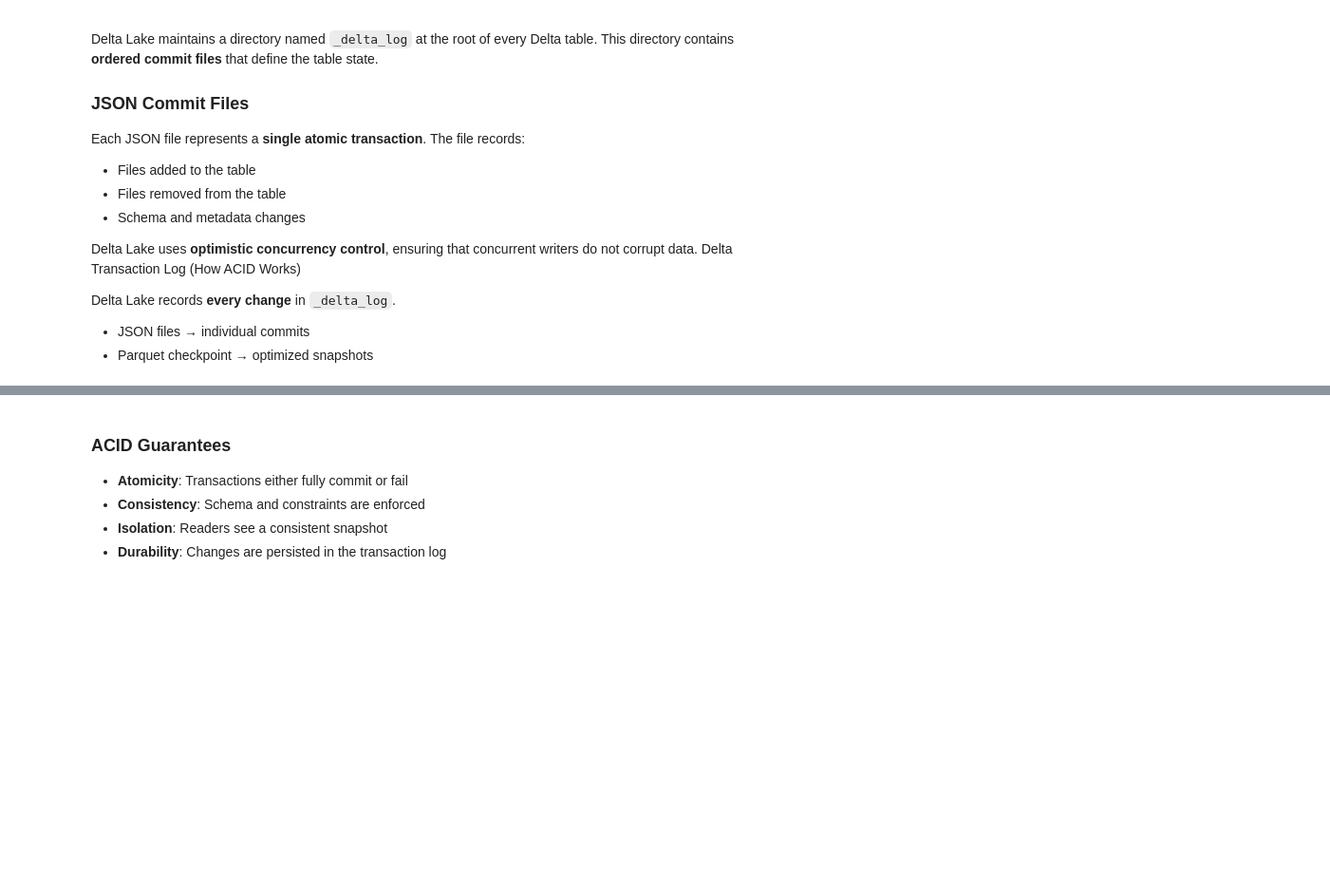
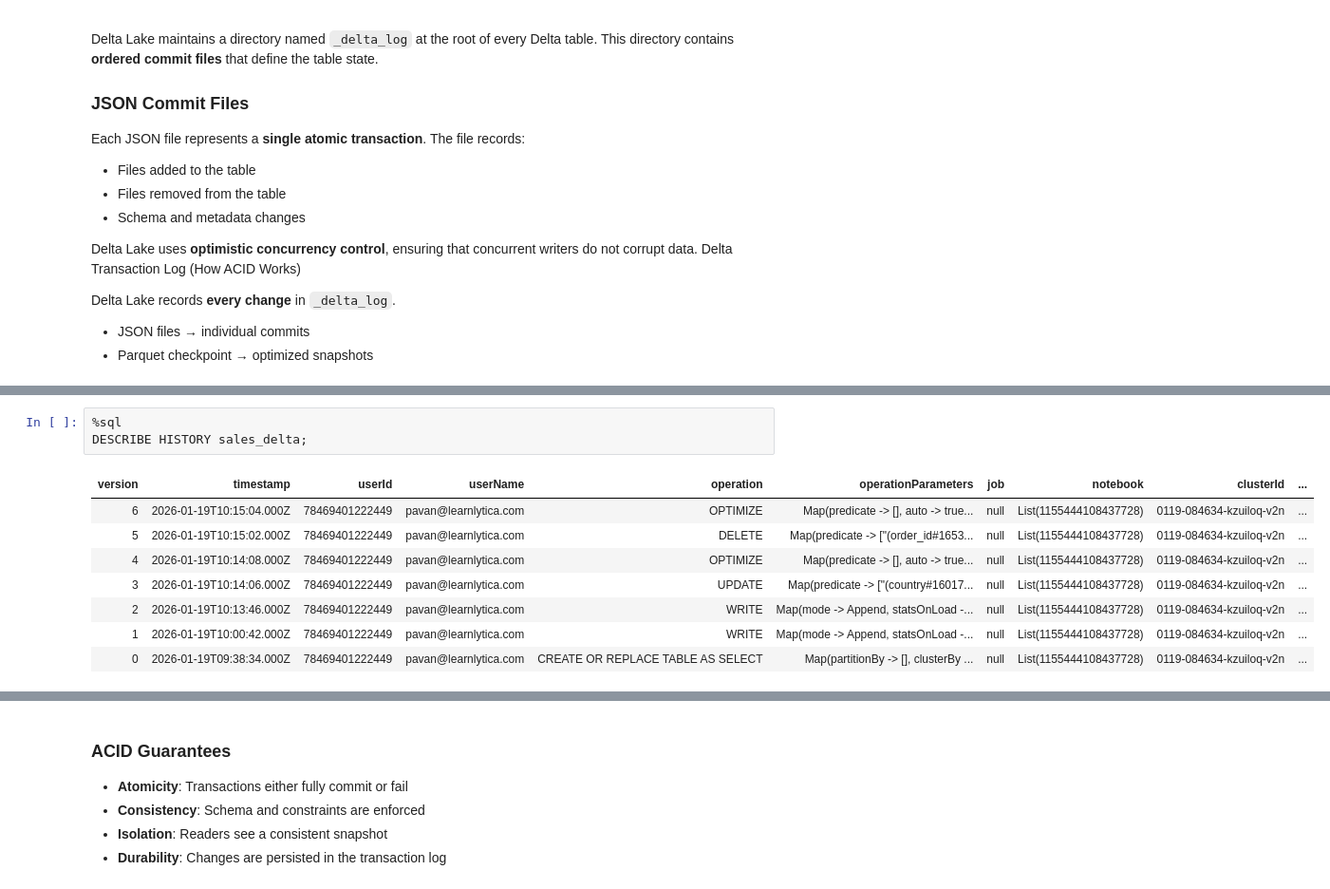
Before and after one commit to Pavan-gs/LTI-MUM, a Jupyter notebook: Delta_Lake_Internal_Architecture_and_Optimization.ipynb, the cells around one changed output, grey strips where cells are left out. Shown at 95% size. Cells and saved outputs as stored; diff of their text form; blank space fills up the shorter version.

```diff
--- a/Delta_Lake_Internal_Architecture_and_Optimization.ipynb
+++ b/Delta_Lake_Internal_Architecture_and_Optimization.ipynb
@@ -59,2 +84,14 @@ Delta Lake records **every change** in `_delta_log`.
+# %%
+%sql
+DESCRIBE HISTORY sales_delta;
+# %% [output]
+| version | timestamp | userId | userName | operation | operationParameters | job | notebook | clusterId | ... |
+| 6 | 2026-01-19T10:15:04.000Z | 78469401222449 | pavan@learnlytica.com | OPTIMIZE | Map(predicate -> [], auto -> true... | null | List(1155444108437728) | 0119-084634-kzuiloq-v2n | ... |
+| 5 | 2026-01-19T10:15:02.000Z | 78469401222449 | pavan@learnlytica.com | DELETE | Map(predicate -> ["(order_id#1653... | null | List(1155444108437728) | 0119-084634-kzuiloq-v2n | ... |
+| 4 | 2026-01-19T10:14:08.000Z | 78469401222449 | pavan@learnlytica.com | OPTIMIZE | Map(predicate -> [], auto -> true... | null | List(1155444108437728) | 0119-084634-kzuiloq-v2n | ... |
+| 3 | 2026-01-19T10:14:06.000Z | 78469401222449 | pavan@learnlytica.com | UPDATE | Map(predicate -> ["(country#16017... | null | List(1155444108437728) | 0119-084634-kzuiloq-v2n | ... |
+| 2 | 2026-01-19T10:13:46.000Z | 78469401222449 | pavan@learnlytica.com | WRITE | Map(mode -> Append, statsOnLoad -... | null | List(1155444108437728) | 0119-084634-kzuiloq-v2n | ... |
+| 1 | 2026-01-19T10:00:42.000Z | 78469401222449 | pavan@learnlytica.com | WRITE | Map(mode -> Append, statsOnLoad -... | null | List(1155444108437728) | 0119-084634-kzuiloq-v2n | ... |
+| 0 | 2026-01-19T09:38:34.000Z | 78469401222449 | pavan@learnlytica.com | CREATE OR REPLACE TABLE AS SELECT | Map(partitionBy -> [], clusterBy ... | null | List(1155444108437728) | 0119-084634-kzuiloq-v2n | ... |
 # %%
 %fs
```
Also changed, not shown: parts of 18 cells of this notebook, 3 other files.
